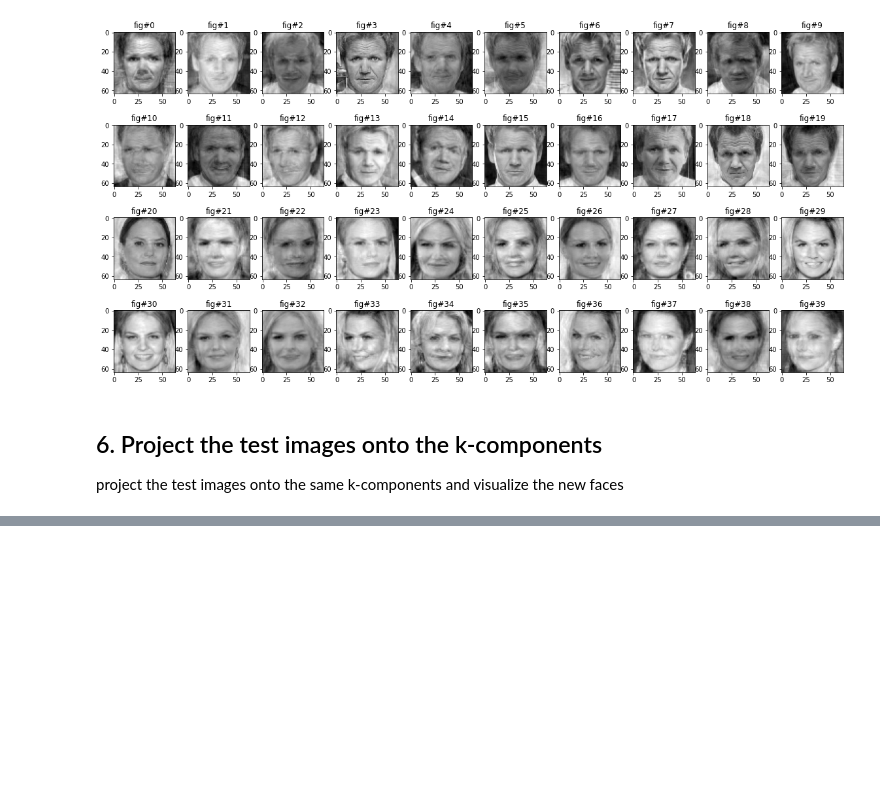
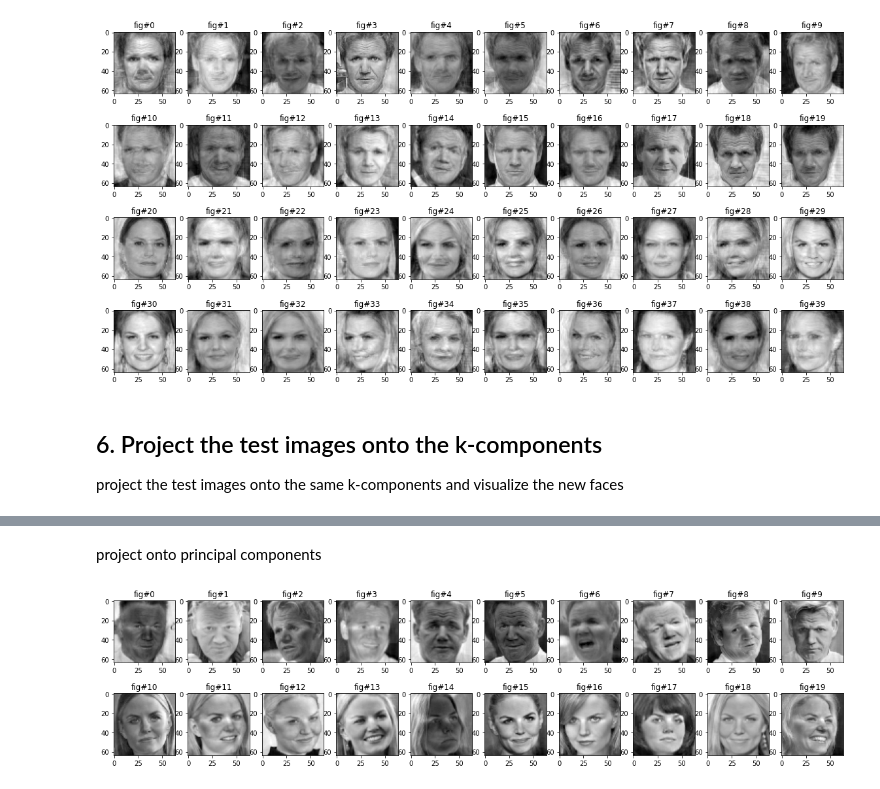
Before and after one commit to Nicocro/CV_Assignments, a Jupyter notebook: 4_2_Learning_features_from_data.ipynb, the cells around one changed output, grey strips where cells are left out. Drawn from its saved outputs; the diff is of its cells as text; code cells hidden in the pictures; blank space fills up the shorter version.

```diff
--- a/4_2_Learning_features_from_data.ipynb
+++ b/4_2_Learning_features_from_data.ipynb
@@ -277,0 +298,9 @@ project the test images onto the same k-components and visualize the new faces
+# %% [markdown]
+project onto principal components
+# %%
+test_faces_centered = test_faces.subtract(faces_mean, axis = 1)
+
+#show the centered images
+displayimages(test_faces_centered)
+# %% [output]
+[figure, added]
```
Also changed, not shown: parts of 16 cells of this notebook.
